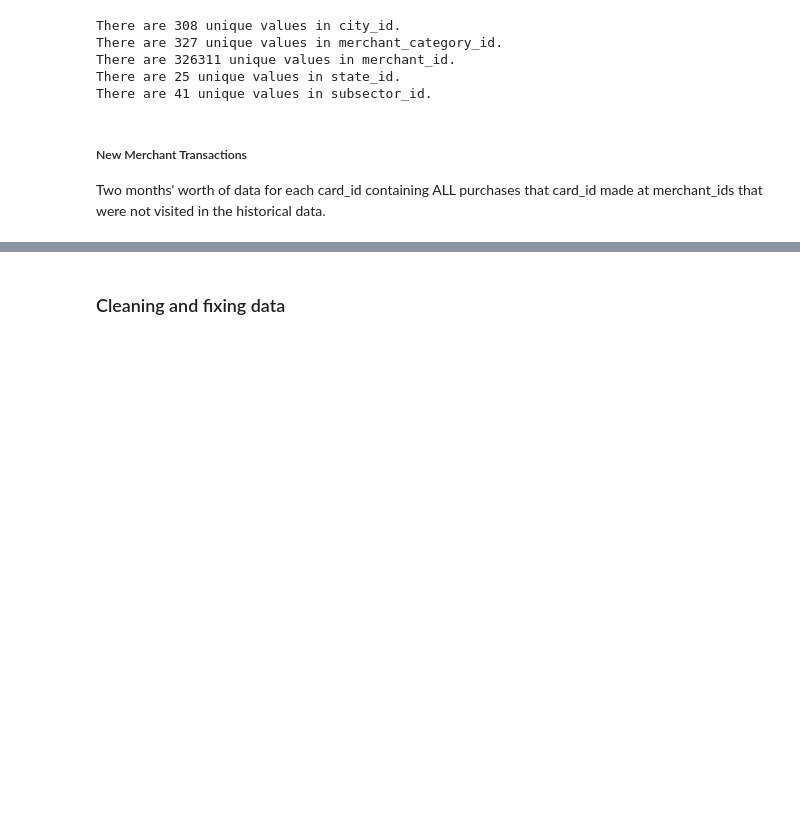
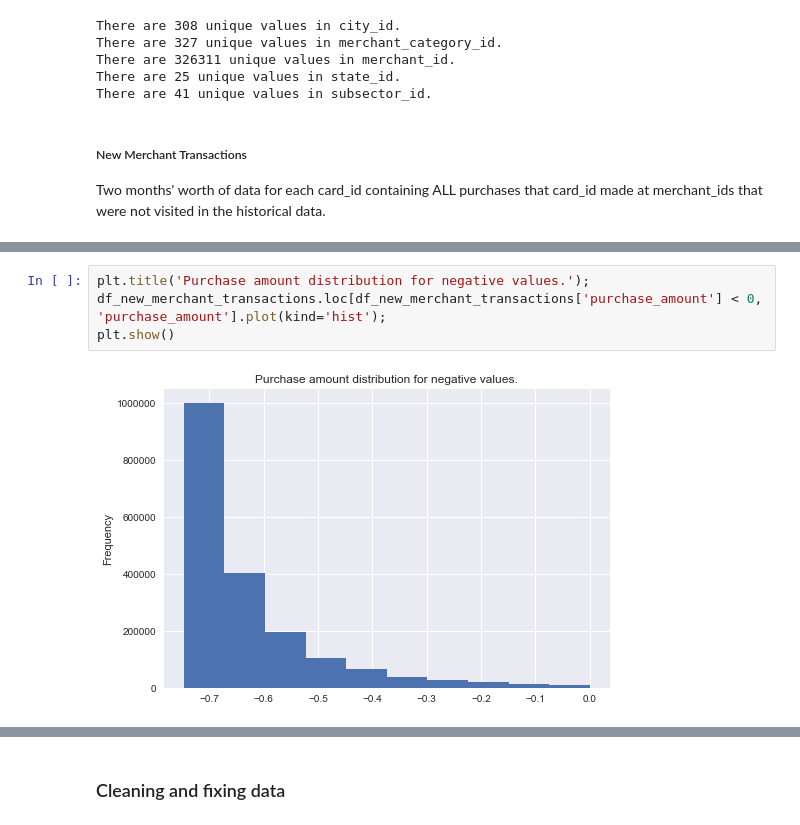
Before and after one commit to johngreibelarsen/understand-customer-loyalty, a Jupyter notebook: basic_kernel.ipynb, the cells around one changed output, grey strips where cells are left out. Cells and saved outputs as stored; diff of their text form; blank space fills up the shorter version.

```diff
--- a/basic_kernel.ipynb
+++ b/basic_kernel.ipynb
@@ -449,0 +564,6 @@ e
+# %%
+plt.title('Purchase amount distribution for negative values.');
+df_new_merchant_transactions.loc[df_new_merchant_transactions['purchase_amount'] < 0, 'purchase_amount'].plot(kind='hist');
+plt.show()
+# %% [output]
+[figure, added]
```
Also changed, not shown: parts of 27 cells of this notebook.
